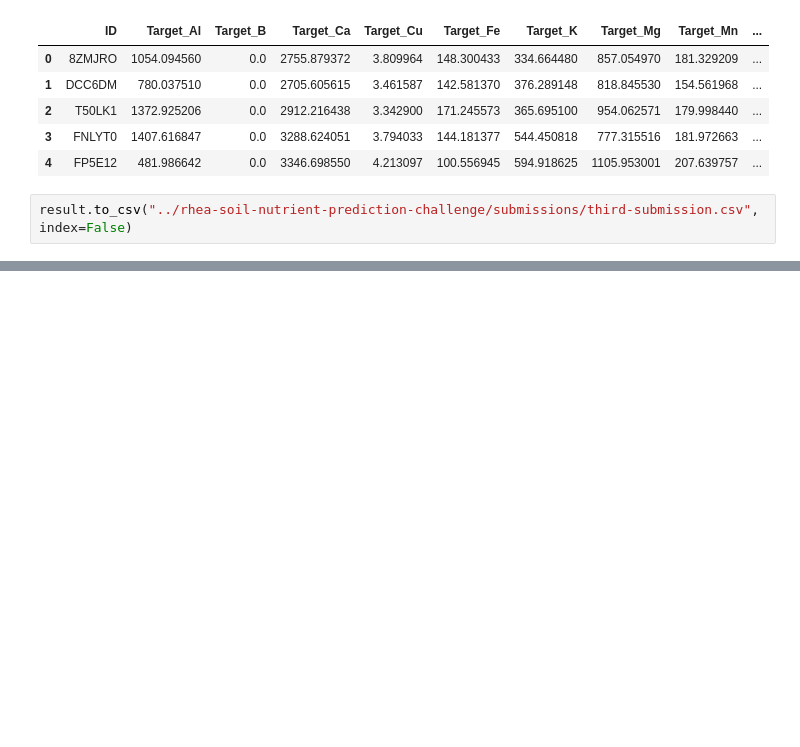
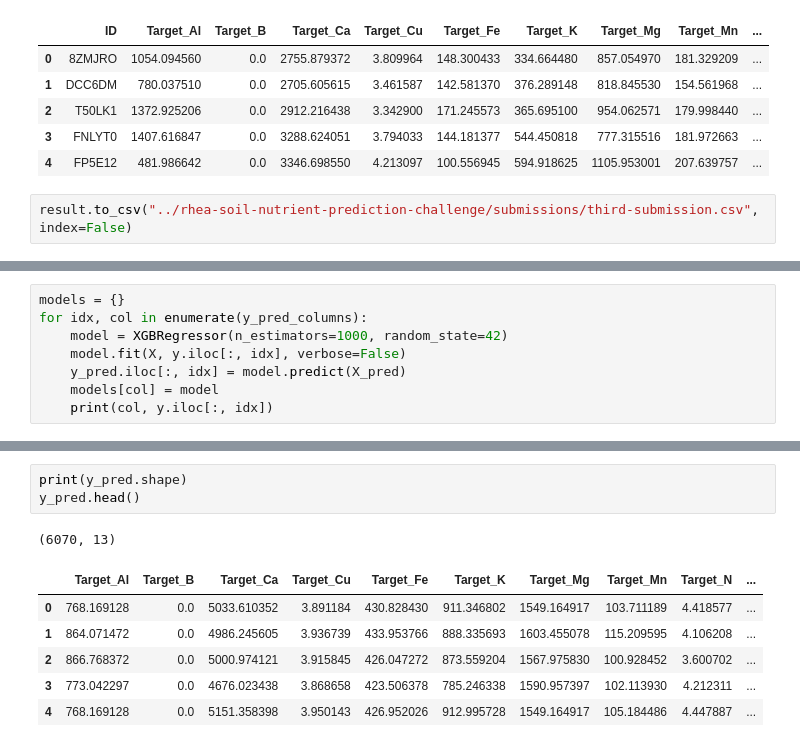
Before and after one commit to lucknera/projekt_interdyscyplinarny, a Jupyter notebook: models/olek-model.ipynb, the cells around one changed output, grey strips where cells are left out. Cells and saved outputs as stored; diff of their text form; blank space fills up the shorter version.

Commit message:
XGB model score:0.191597601

```diff
--- a/models/olek-model.ipynb
+++ b/models/olek-model.ipynb
@@ -571,0 +599,8 @@ result.to_csv("../rhea-soil-nutrient-prediction-challenge/submissions/third-subm
+# %%
+models = {}
+for idx, col in enumerate(y_pred_columns):
+    model = XGBRegressor(n_estimators=1000, random_state=42)
+    model.fit(X, y.iloc[:, idx], verbose=False)
+    y_pred.iloc[:, idx] = model.predict(X_pred)
+    models[col] = model
+    print(col, y.iloc[:, idx])
@@ -571,0 +625,11 @@ result.to_csv("../rhea-soil-nutrient-prediction-challenge/submissions/third-subm
+# %%
+print(y_pred.shape)
+y_pred.head()
+# %% [output]
+(6070, 13)
+|  | Target_Al | Target_B | Target_Ca | Target_Cu | Target_Fe | Target_K | Target_Mg | Target_Mn | Target_N | ... |
+| 0 | 768.169128 | 0.0 | 5033.610352 | 3.891184 | 430.828430 | 911.346802 | 1549.164917 | 103.711189 | 4.418577 | ... |
+| 1 | 864.071472 | 0.0 | 4986.245605 | 3.936739 | 433.953766 | 888.335693 | 1603.455078 | 115.209595 | 4.106208 | ... |
+| 2 | 866.768372 | 0.0 | 5000.974121 | 3.915845 | 426.047272 | 873.559204 | 1567.975830 | 100.928452 | 3.600702 | ... |
+| 3 | 773.042297 | 0.0 | 4676.023438 | 3.868658 | 423.506378 | 785.246338 | 1590.957397 | 102.113930 | 4.212311 | ... |
+| 4 | 768.169128 | 0.0 | 5151.358398 | 3.950143 | 426.952026 | 912.995728 | 1549.164917 | 105.184486 | 4.447887 | ... |
```
Also changed, not shown: parts of 15 cells of this notebook, 1 other file.
